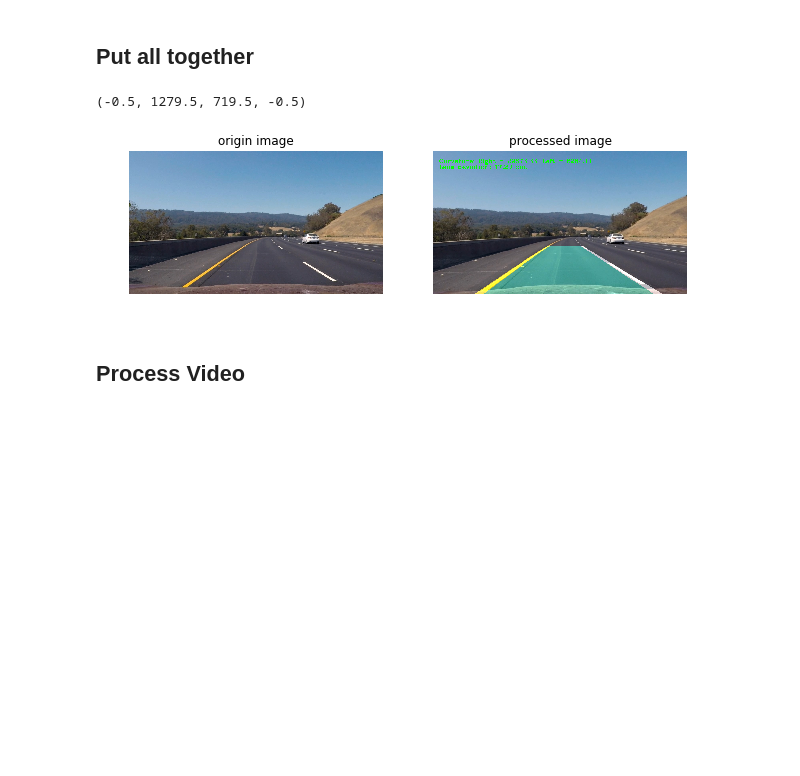
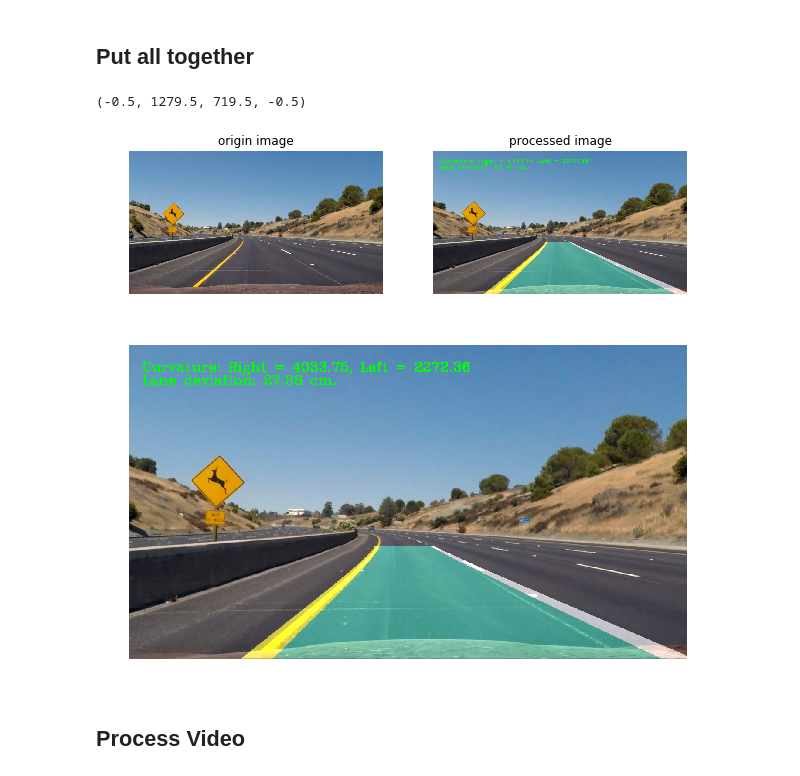
Before and after one commit to wowdd1/CarND-Advanced-Lane-Lines, a Jupyter notebook: line.ipynb, the cells around one changed output. Saved outputs shown, nothing was run; the diff lists cells and outputs as text; code cells hidden in the pictures; blank space fills up the shorter version.

```diff
--- a/line.ipynb
+++ b/line.ipynb
@@ -584,16 +631,14 @@ plt.imshow(cv2.bitwise_and(warped_image,warped_image,mask=mask_R_poly+mask_L_pol
 # %%
-def get_two_lane_image(warped_image):
-    mask_L = mask_L_poly
+def get_two_lane_image(warped_image, mask_L_poly, mask_R_poly):
     img_L = np.copy(warped_image)
     img_L = cv2.bitwise_and(img_L,img_L,mask=mask_L_poly)
-    mask_R = mask_R_poly
     img_R = np.copy(warped_image)
     img_R = cv2.bitwise_and(img_R,img_R,mask=mask_R_poly)
 
     return img_L, img_R
 
 
-img_L, img_R = get_two_lane_image(warped_image)
+img_L, img_R = get_two_lane_image(warped_image, mask_L_poly, mask_R_poly)
 
 
 #img_L = gaussian_blur(img_L,5)
@@ -751,33 +796,2 @@ plt.axis('off')
 # %% [markdown]
 ## Put all together
-# %%
-def process_image(img):
-    pkl_file = open("camera_calibration.pkl", 'rb')
-    mtx_camera, dist_camera= pickle.load(pkl_file)
-    image_ud = undistort_image(img, mtx_camera , dist_camera)
-
-    #combine_mask_sobel_image = apply_mask_sobel(image_ud)
-    mask_sobel_image = apply_mask_sobel(image_ud)
-    warped_image, M_warp, Minv_warp, src, dst = apply_perspective_transform(mask_sobel_image)
-    img_L, left_fit, left_fitx, left_y = get_left_fit(warped_image)
-    img_R, right_fit, right_fitx, right_y = get_right_fit(warped_image)
-
-    color_warp, newwarp, result = wrap_back_image(image_ud, warped_image, Minv_warp, left_fitx, left_y, right_fitx, right_y)
-
-    val_center = get_center(warped_image, left_fit, right_fit)
-    left_curve, right_curve = get_curve(warped_image, left_fit, right_fit)
-
-    dist_offset = val_center - image_ud.shape[1]/2
-    dist_offset = np.round(dist_offset/2.81362,2)
-    str_offset = 'Lane deviation: ' + str(dist_offset) + ' cm.'
-
-    str_curv = 'Curvature: Right = ' + str(np.round(right_curve,2)) + ', Left = ' + str(np.round(left_curve,2))
-    # Change color if distance is more than 30 cm
-    font = cv2.FONT_HERSHEY_COMPLEX
-
-    cv2.putText(result, str_curv, (30, 60), font, 1, (0,255,0), 2)
-    cv2.putText(result, str_offset, (30, 90), font, 1, (0,255,0), 2)
-
-
-
-    return result
@@ -784,22 +949,28 @@ def process_image(img):
 # %%
-fname = 'test_images/test'+ str(3) + '.jpg'
+fname = 'test_images/test'+ str(2) + '.jpg'
 img = mpimg.imread(fname)
 
 result = process_image(img)
 
 
 plt.figure(figsize=(10,4))
 plt.subplot(1,2,1)
 plt.imshow(img)
 plt.title('origin image')
 plt.axis('off')
 plt.subplot(1,2,2)
 plt.imshow(result)
 plt.title('processed image')
 plt.axis('off')
+
+
+plt.figure(figsize=(10,10))
+plt.imshow(result)
+plt.axis('off')
 # %% [output]
 (-0.5, 1279.5, 719.5, -0.5)
-[figure, old version]
+[figure, new version]
+[figure, added]
 # %% [markdown]
 ## Process Video
 # %%
```
Also changed, not shown: parts of 21 cells of this notebook, 6 other files.
